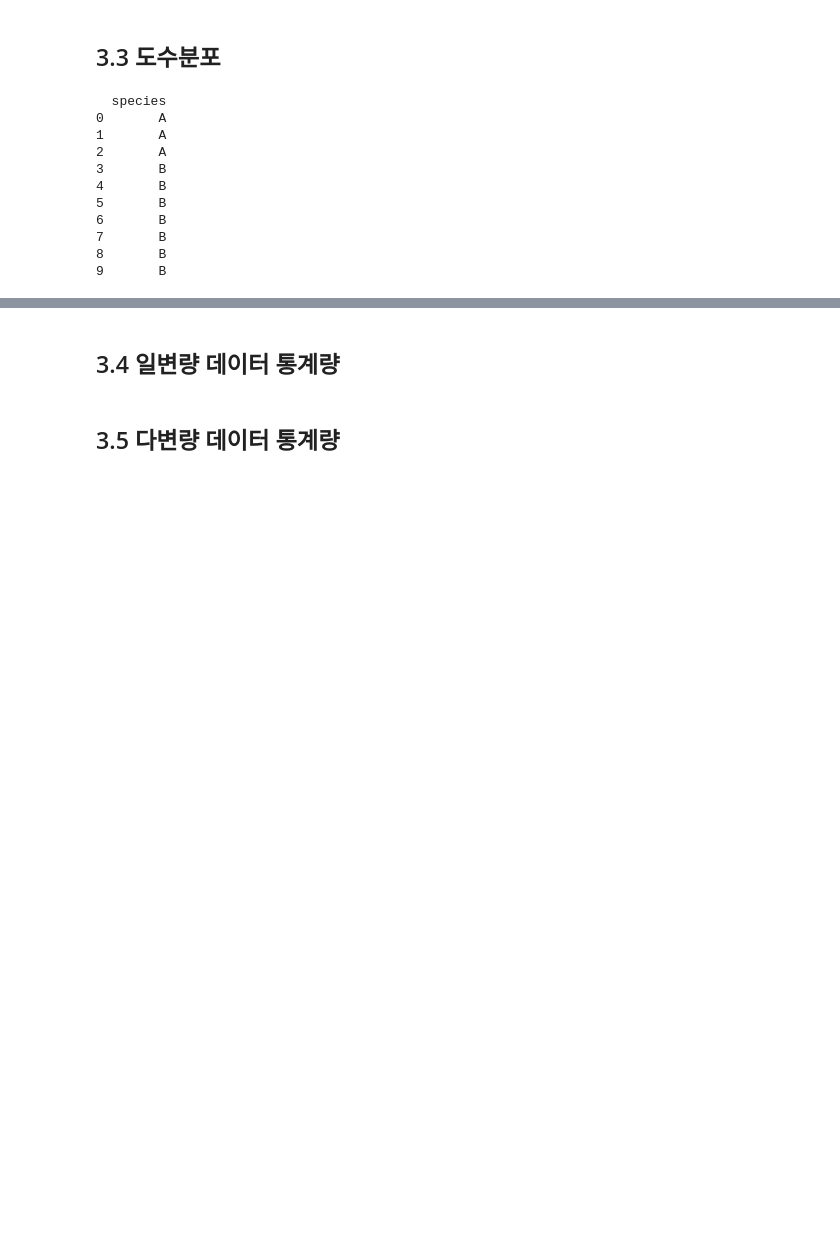
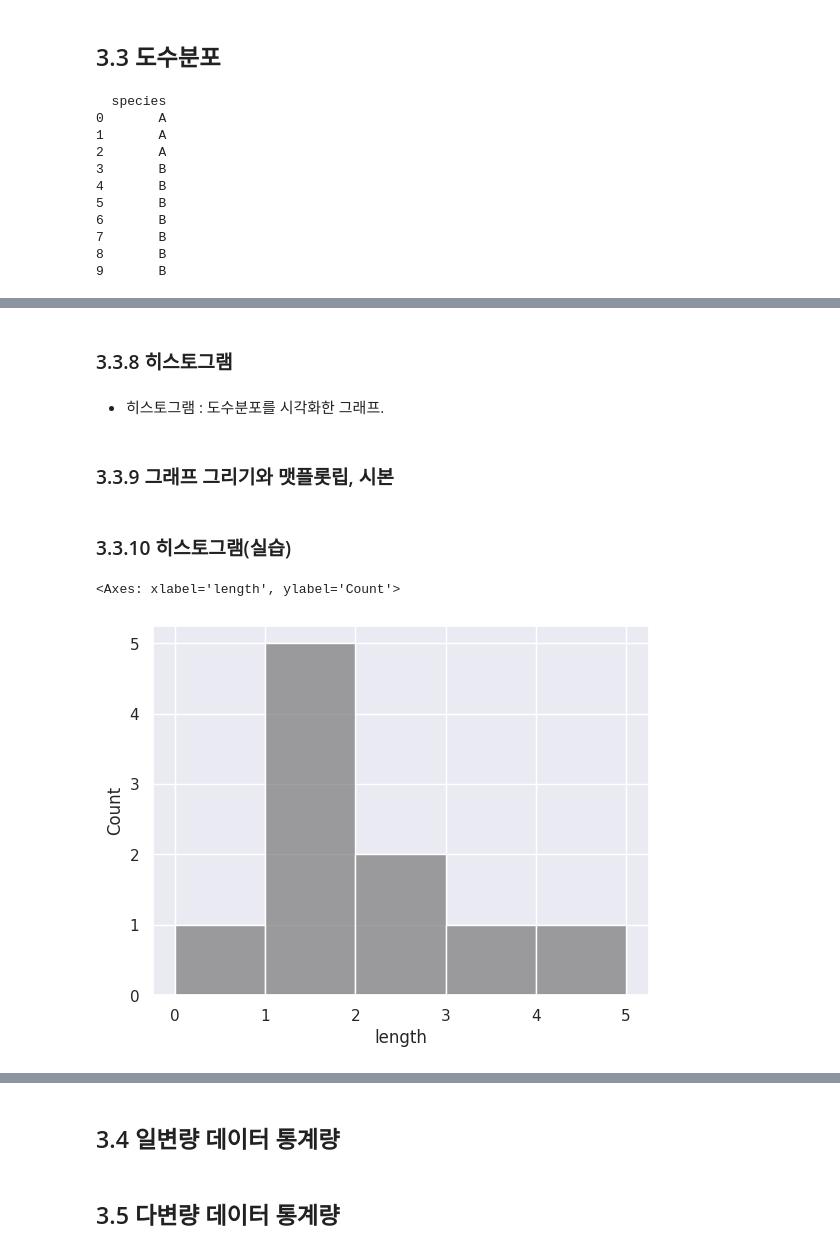
Before and after one commit to M4XJUNG/book-python-stats-2nd, a Jupyter notebook: learn_statistics_by_python.ipynb, the cells around one changed output, grey strips where cells are left out. Saved outputs shown, nothing was run; the diff lists cells and outputs as text; code cells hidden in the pictures; blank space fills up the shorter version.

```diff
--- a/learn_statistics_by_python.ipynb
+++ b/learn_statistics_by_python.ipynb
@@ -358,0 +361,3 @@ print(category_data)
+# %%
+numeric_data = pd.read_csv('/content/book-python-stats-2nd/csv_source/3-3-2-fish-length.csv')
+print(numeric_data)
@@ -358,0 +488,18 @@ print(category_data)
+# %% [markdown]
+### 3.3.8 히스토그램
+# %% [markdown]
+- 히스토그램 : 도수분포를 시각화한 그래프.
+# %% [markdown]
+### 3.3.9 그래프 그리기와 맷플롯립, 시본
+# %%
+# 그래프를 그리는 라이브러리
+from matplotlib import pyplot as plt
+import seaborn as sns
+sns.set()
+# %% [markdown]
+### 3.3.10 히스토그램(실습)
+# %%
+sns.histplot(x = 'length', data = numeric_data, color = 'gray', bins = np.arange(0, 6, 1))
+# %% [output]
+<Axes: xlabel='length', ylabel='Count'>
+[figure, added]
```
Also changed, not shown: parts of 31 cells of this notebook.
